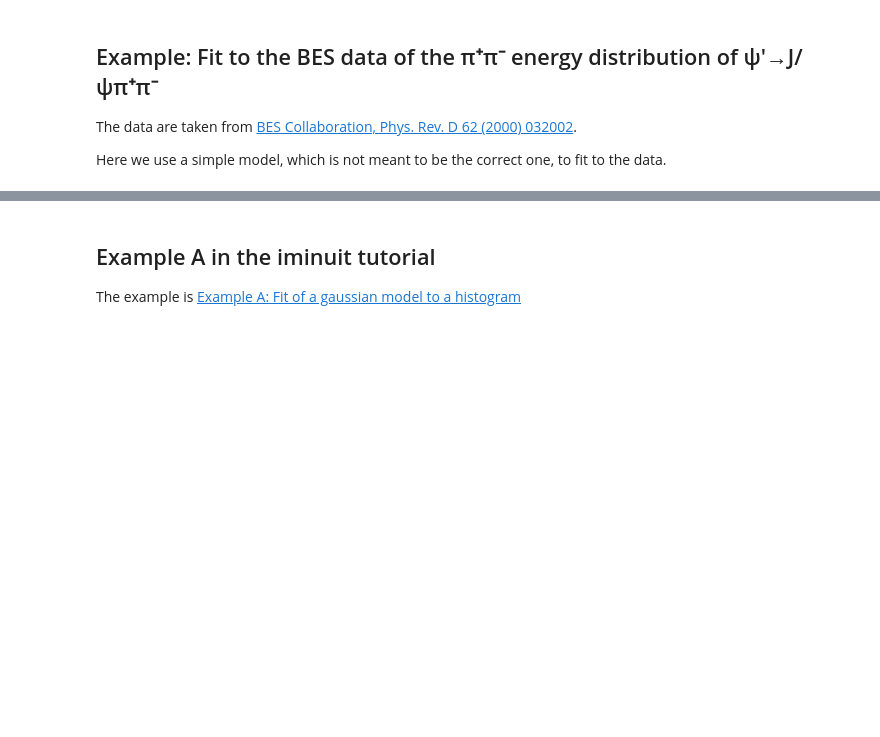
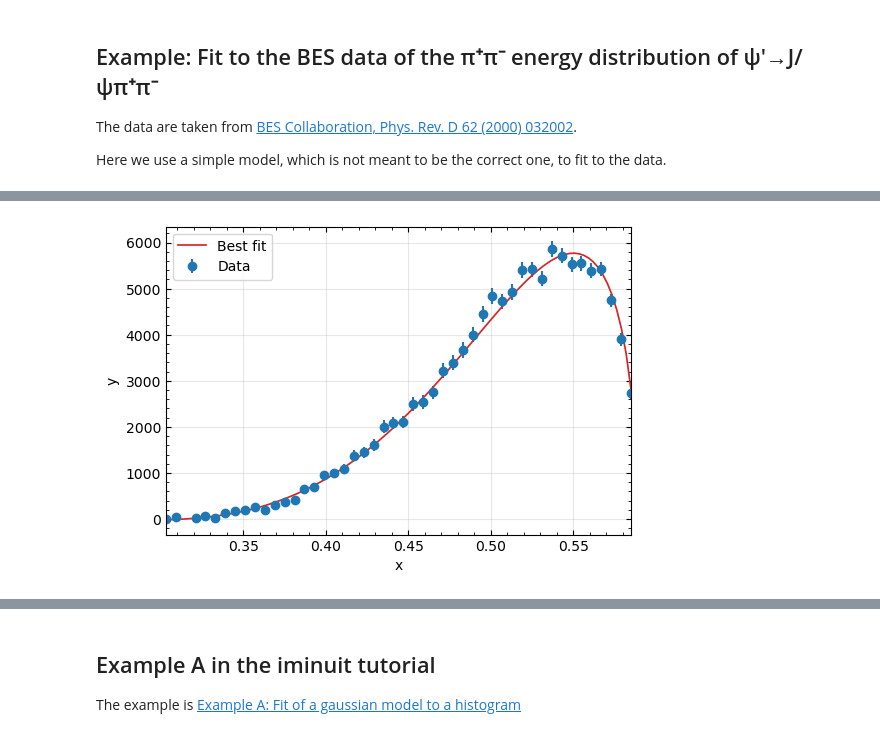
Before and after one commit to fkguo/IMinuit.jl, a Jupyter notebook: docs/example.ipynb, the cells around one changed output, grey strips where cells are left out. Cells and saved outputs as stored; diff of their text form; code cells hidden in the pictures; blank space fills up the shorter version.

```diff
--- a/docs/example.ipynb
+++ b/docs/example.ipynb
@@ -118,0 +101,4 @@ Closest candidates are:
+# %%
+# all parameters are vairables of χsq
+fit = Minuit(χsq, N = 1, c = 2, bg = 0, error_N = 0.1, error_c = 0.1, error_bg = 0.1)
+fit.strategy = 1;
@@ -118,0 +138,4 @@ Closest candidates are:
+# %%
+plt_best(dist, fit, data)
+# %% [output]
+[figure, added]
```
Also changed, not shown: parts of 20 cells of this notebook, 2 other files.
